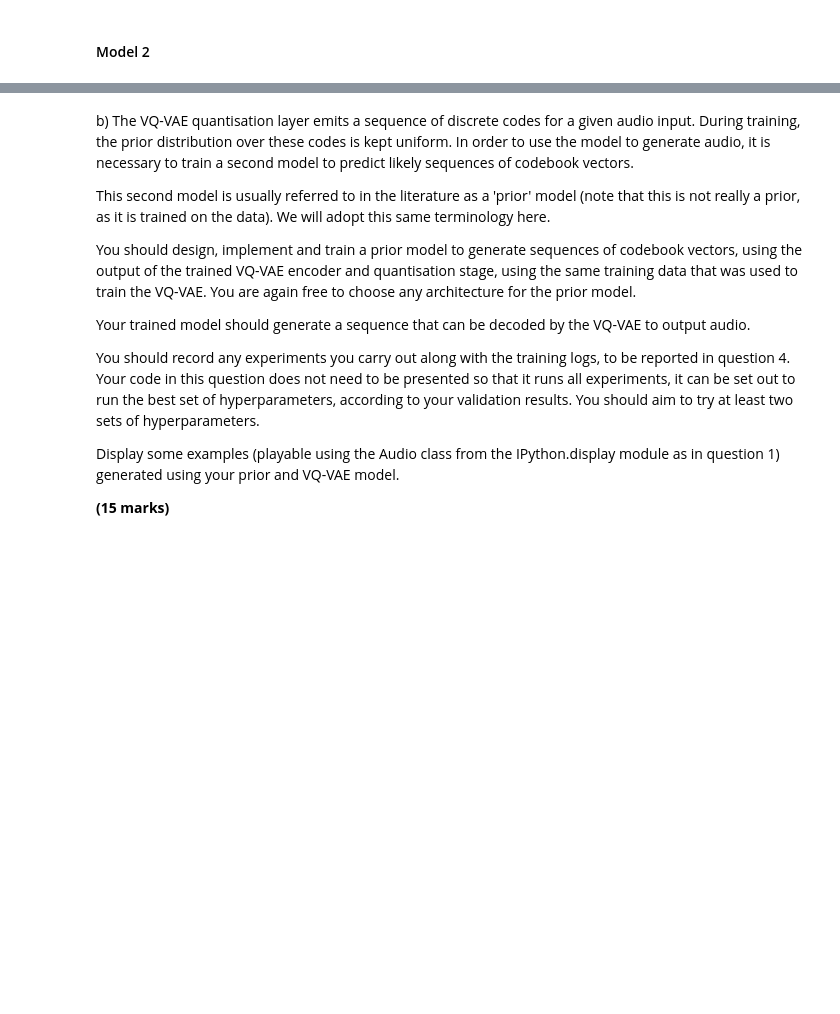
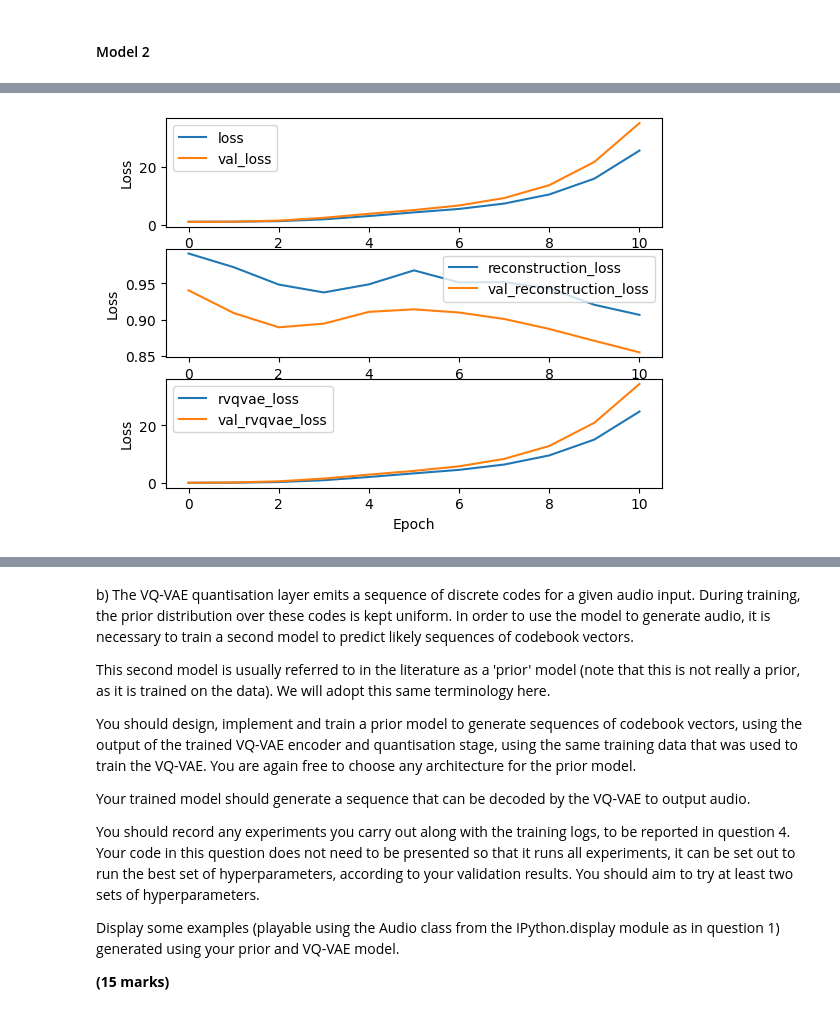
Before and after one commit to martinbatek/dl_final_project, a Jupyter notebook: Summative assessment 3.ipynb, the cells around one changed output, grey strips where cells are left out. Drawn from its saved outputs; the diff is of its cells as text; code cells hidden in the pictures; blank space fills up the shorter version.

Commit message:
retrained models 1 and 2 with refocused datasets

```diff
--- a/Summative assessment 3.ipynb
+++ b/Summative assessment 3.ipynb
@@ -1440,6 +1285,6 @@ class RVQVAETrainer2(Model):
 # %%
 # Compile and fit the model
-rvqvae_trainer2 = RVQVAETrainer2(train_var,shape=(132,132,2),latent_dim=16,num_embeddings=128,rvq_layers=5)
+rvqvae_trainer2 = RVQVAETrainer2(train_var,shape=(124,124,2),latent_dim=16,num_embeddings=128,rvq_layers=5)
 rvqvae_trainer2.compile(optimizer=optimizer,loss='loss')
 model_2_hist = rvqvae_trainer2.fit(
     train_ds,
@@ -1481,0 +1325,13 @@ Epoch 12/40
+# %%
+# Visualise the training and validation losses
+fig, ax = plt.subplots(nrows=3,ncols=1)
+metrics = ['loss','reconstruction_loss','rvqvae_loss']
+for i in range(len(metrics)):
+    ax[i].plot(model_2_hist.history[metrics[i]],label = metrics[i])
+    ax[i].plot(model_2_hist.history["val_"+metrics[i]],label = "val_"+metrics[i])
+    ax[i].set_xlabel('Epoch')
+    ax[i].set_ylabel('Loss')
+    ax[i].legend()
+fig.show()
+# %% [output]
+[figure, added]
```
Also changed, not shown: parts of 50 cells of this notebook, 6 other files.
